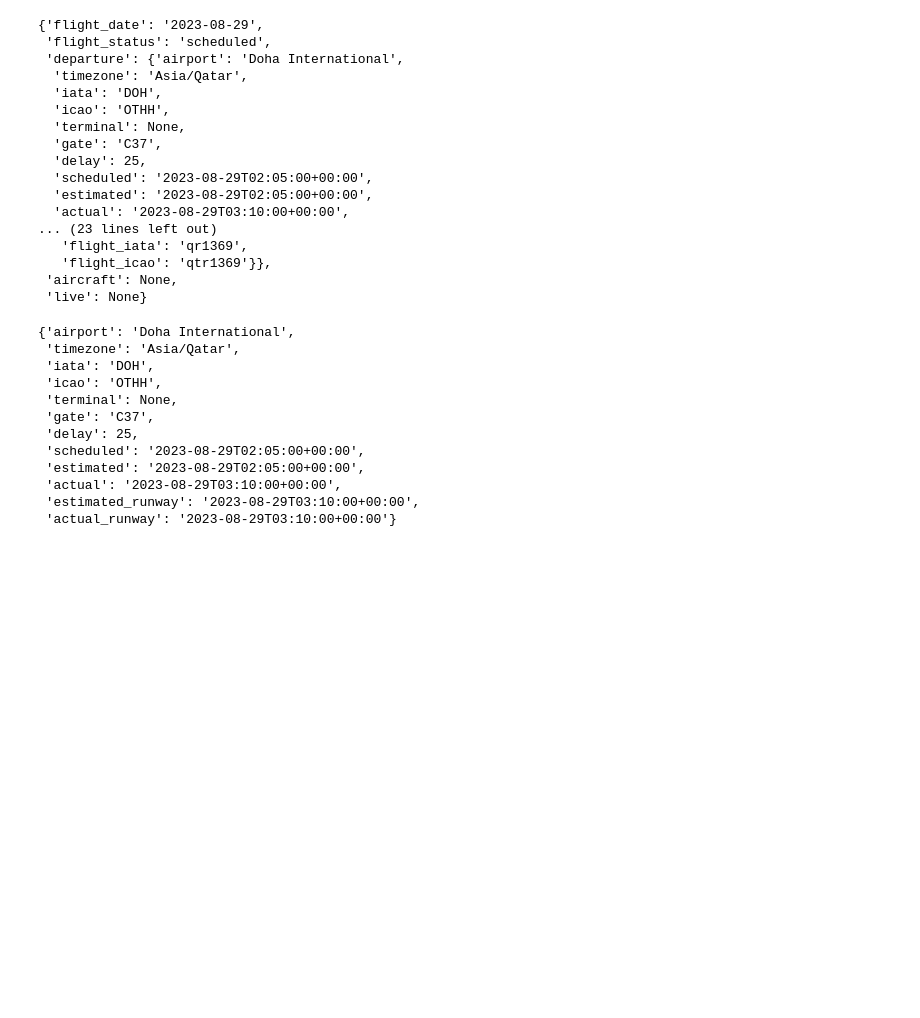
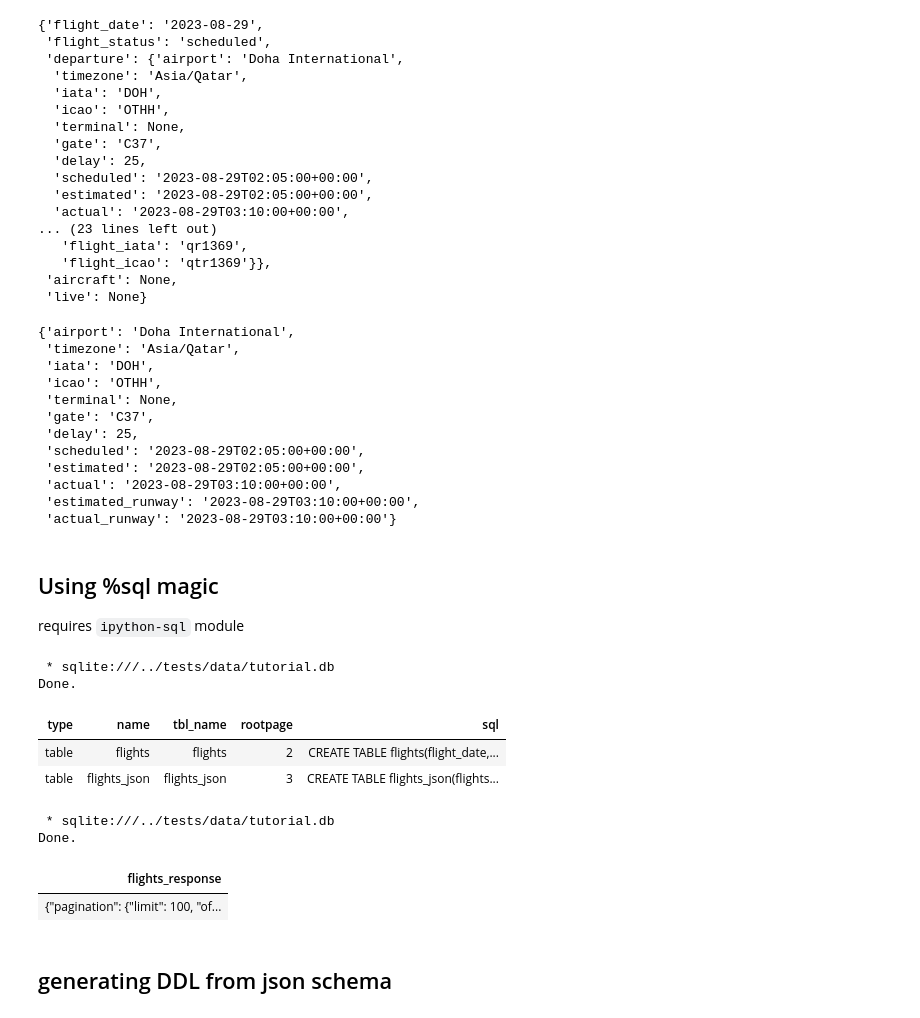
Before and after one commit to vykuang/mh-flight-logs, a Jupyter notebook: notebooks/sqlite.ipynb, the cells around one changed output. Drawn from its saved outputs; the diff is of its cells as text; code cells hidden in the pictures; blank space fills up the shorter version.

```diff
--- a/notebooks/sqlite.ipynb
+++ b/notebooks/sqlite.ipynb
@@ -160,3 +162,7 @@ read_flights_dict["departure"]
 # %%
 cur.close()
 con.close()
+# %% [markdown]
+## Using %sql magic
+
+requires `ipython-sql` module
@@ -162,0 +173,19 @@ con.close()
+# %%
+%%sql
+select * from sqlite_master;
+# %% [output]
+ * sqlite:///../tests/data/tutorial.db
+Done.
+| type | name | tbl_name | rootpage | sql |
+| table | flights | flights | 2 | CREATE TABLE flights(flight_date,... |
+| table | flights_json | flights_json | 3 | CREATE TABLE flights_json(flights... |
+# %%
+%%sql
+select * from flights_json limit 1;
+# %% [output]
+ * sqlite:///../tests/data/tutorial.db
+Done.
+| flights_response |
+| {"pagination": {"limit": 100, "of... |
+# %% [markdown]
+## generating DDL from json schema
```
Also changed, not shown: parts of 51 cells of this notebook, 2 other files.
